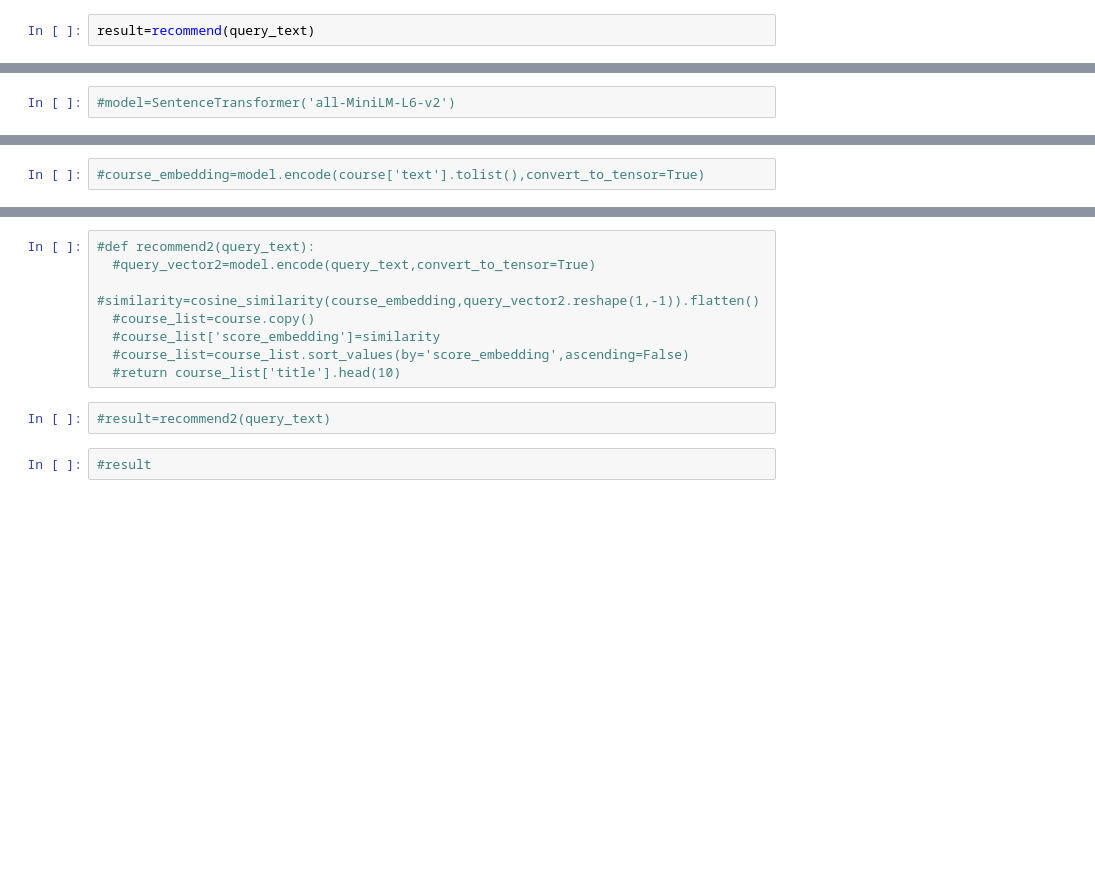
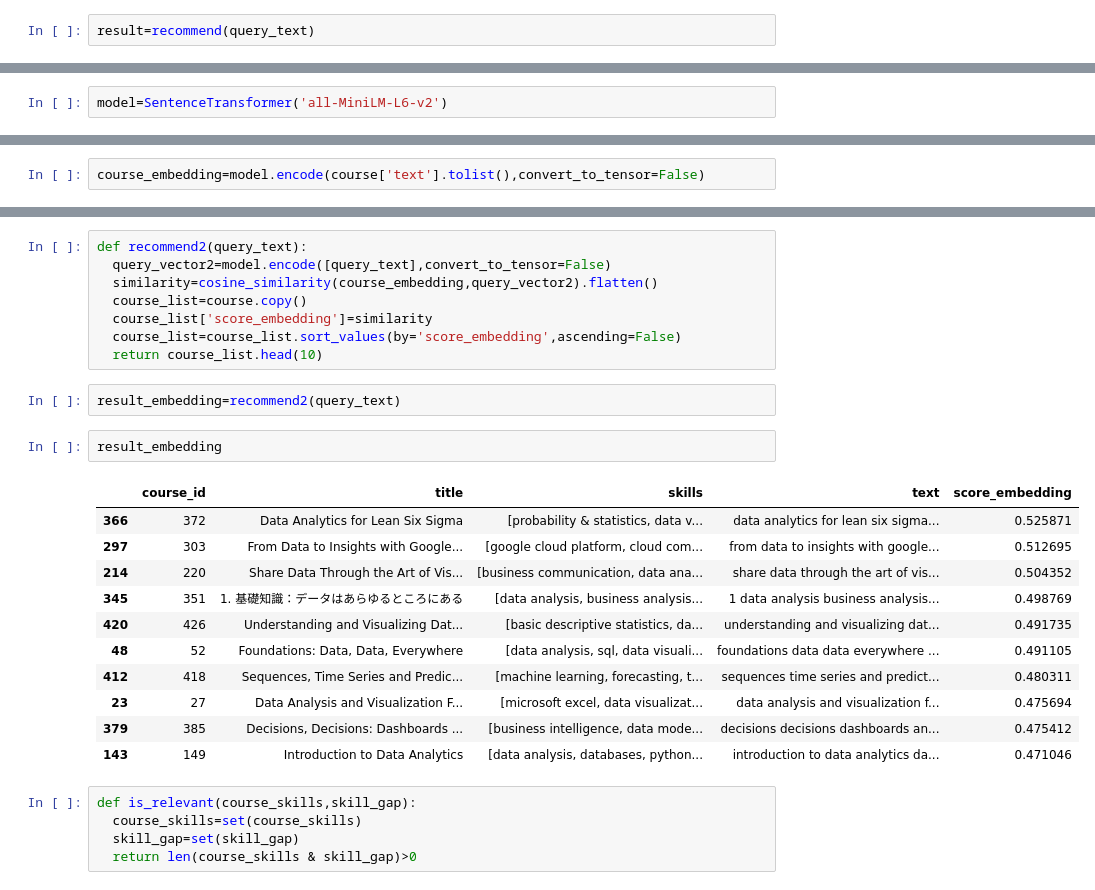
Before and after one commit to Chandrani45/AI-COURSE-RECOMMENDER-PROJECT-WORK-, a Jupyter notebook: Chandrani_Sengupta_project.ipynb, the cells around one changed output, grey strips where cells are left out. Drawn from its saved outputs; the diff is of its cells as text; blank space fills up the shorter version.

```diff
--- a/Chandrani_Sengupta_project.ipynb
+++ b/Chandrani_Sengupta_project.ipynb
@@ -274,2 +277,2 @@ dtype: object
 # %%
-#model=SentenceTransformer('all-MiniLM-L6-v2')
+model=SentenceTransformer('all-MiniLM-L6-v2')
@@ -276,2 +282,2 @@ dtype: object
 # %%
-#course_embedding=model.encode(course['text'].tolist(),convert_to_tensor=True)
+course_embedding=model.encode(course['text'].tolist(),convert_to_tensor=False)
@@ -280,12 +300,29 @@ dtype: object
 # %%
-#def recommend2(query_text):
-  #query_vector2=model.encode(query_text,convert_to_tensor=True)
-  #similarity=cosine_similarity(course_embedding,query_vector2.reshape(1,-1)).flatten()
-  #course_list=course.copy()
-  #course_list['score_embedding']=similarity
-  #course_list=course_list.sort_values(by='score_embedding',ascending=False)
-  #return course_list['title'].head(10)
+def recommend2(query_text):
+  query_vector2=model.encode([query_text],convert_to_tensor=False)
+  similarity=cosine_similarity(course_embedding,query_vector2).flatten()
+  course_list=course.copy()
+  course_list['score_embedding']=similarity
+  course_list=course_list.sort_values(by='score_embedding',ascending=False)
+  return course_list.head(10)
 # %%
-#result=recommend2(query_text)
+result_embedding=recommend2(query_text)
-# %%
-#result
+# %%
+result_embedding
+# %% [output]
+|  | course_id | title | skills | text | score_embedding |
+| 366 | 372 | Data Analytics for Lean Six Sigma | [probability & statistics, data v... | data analytics for lean six sigma... | 0.525871 |
+| 297 | 303 | From Data to Insights with Google... | [google cloud platform, cloud com... | from data to insights with google... | 0.512695 |
+| 214 | 220 | Share Data Through the Art of Vis... | [business communication, data ana... | share data through the art of vis... | 0.504352 |
+| 345 | 351 | 1. 基礎知識：データはあらゆるところにある | [data analysis, business analysis... | 1 data analysis business analysis... | 0.498769 |
+| 420 | 426 | Understanding and Visualizing Dat... | [basic descriptive statistics, da... | understanding and visualizing dat... | 0.491735 |
+| 48 | 52 | Foundations: Data, Data, Everywhere | [data analysis, sql, data visuali... | foundations data data everywhere ... | 0.491105 |
+| 412 | 418 | Sequences, Time Series and Predic... | [machine learning, forecasting, t... | sequences time series and predict... | 0.480311 |
+| 23 | 27 | Data Analysis and Visualization F... | [microsoft excel, data visualizat... | data analysis and visualization f... | 0.475694 |
+| 379 | 385 | Decisions, Decisions: Dashboards ... | [business intelligence, data mode... | decisions decisions dashboards an... | 0.475412 |
+| 143 | 149 | Introduction to Data Analytics | [data analysis, databases, python... | introduction to data analytics da... | 0.471046 |
+# %%
+def is_relevant(course_skills,skill_gap):
+  course_skills=set(course_skills)
+  skill_gap=set(skill_gap)
+  return len(course_skills & skill_gap)>0
```
Also changed, not shown: parts of 13 cells of this notebook.
